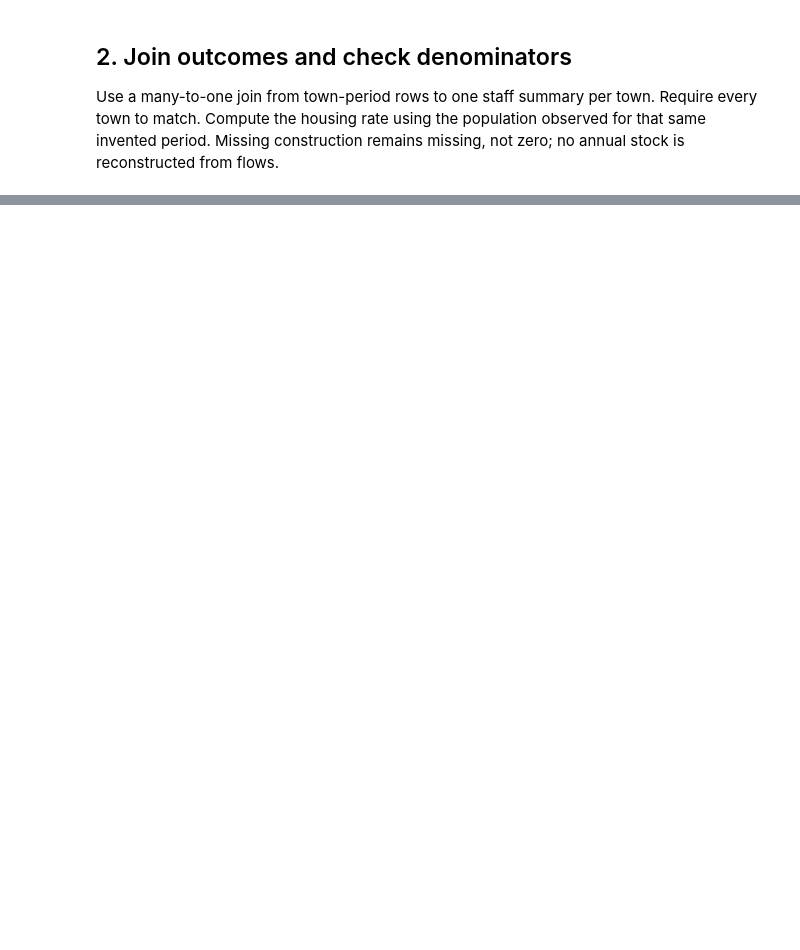
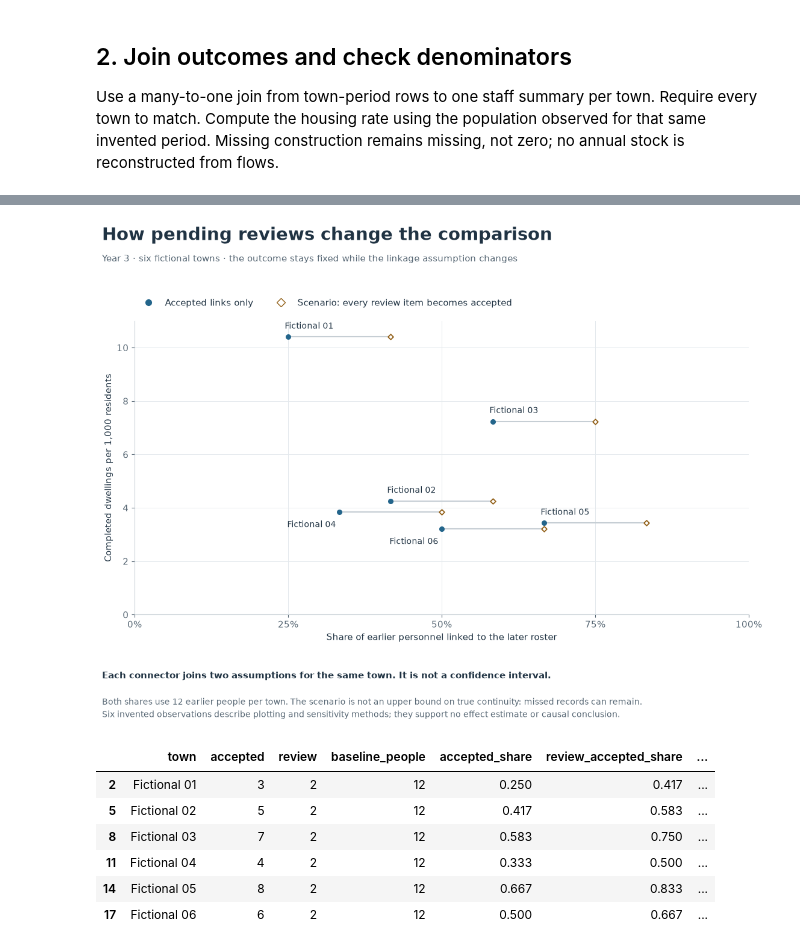
Before and after one commit to ikarurs/synthetic-record-linkage, a Jupyter notebook: outcomes.ipynb, the cells around one changed output, grey strips where cells are left out. Cells and saved outputs as stored; diff of their text form; code cells hidden in the pictures; blank space fills up the shorter version.

```diff
--- a/outcomes.ipynb
+++ b/outcomes.ipynb
@@ -118,0 +106,16 @@ The small example shows data assembly, explicit denominators, a checked join, pr
+# %%
+fig, cross = linkage_scenario(panel)
+export(fig, 'fictional_sensitivity')
+display(fig)
+plt.close(fig)
+display(cross[['town', 'accepted', 'review', 'baseline_people', 'accepted_share',
+               'review_accepted_share', 'completed_dwellings', 'population', 'dwellings_per_1000']].round(3))
+# %% [output]
+[figure, added]
+|  | town | accepted | review | baseline_people | accepted_share | review_accepted_share | ... |
+| 2 | Fictional 01 | 3 | 2 | 12 | 0.250 | 0.417 | ... |
+| 5 | Fictional 02 | 5 | 2 | 12 | 0.417 | 0.583 | ... |
+| 8 | Fictional 03 | 7 | 2 | 12 | 0.583 | 0.750 | ... |
+| 11 | Fictional 04 | 4 | 2 | 12 | 0.333 | 0.500 | ... |
+| 14 | Fictional 05 | 8 | 2 | 12 | 0.667 | 0.833 | ... |
+| 17 | Fictional 06 | 6 | 2 | 12 | 0.500 | 0.667 | ... |
```
Also changed, not shown: parts of 9 cells of this notebook, 8 other files.
